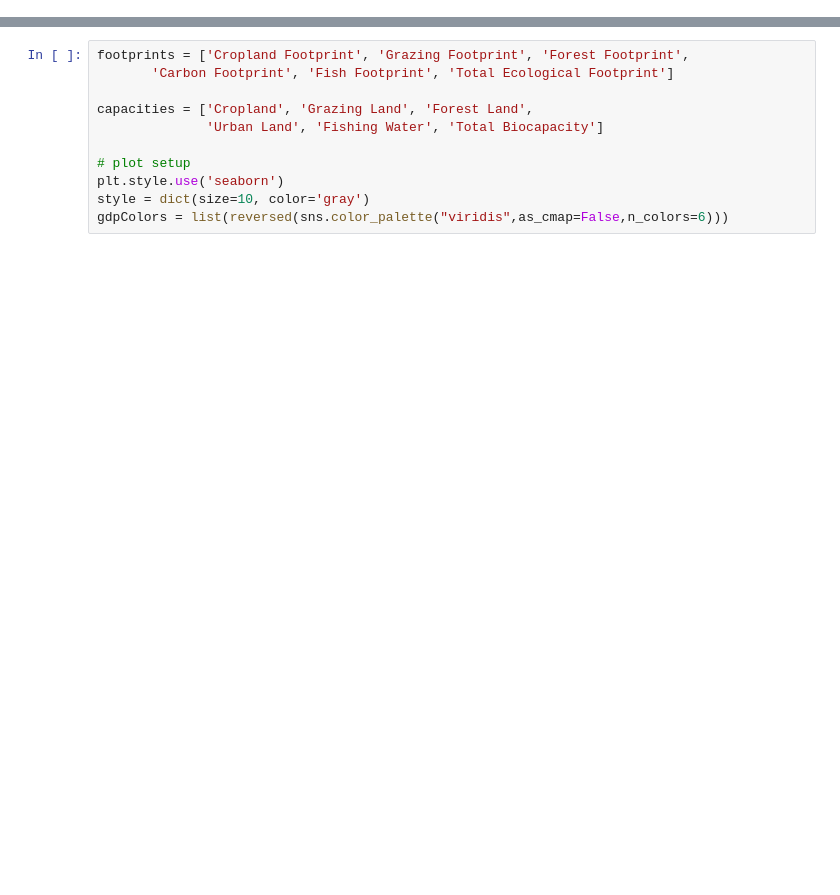
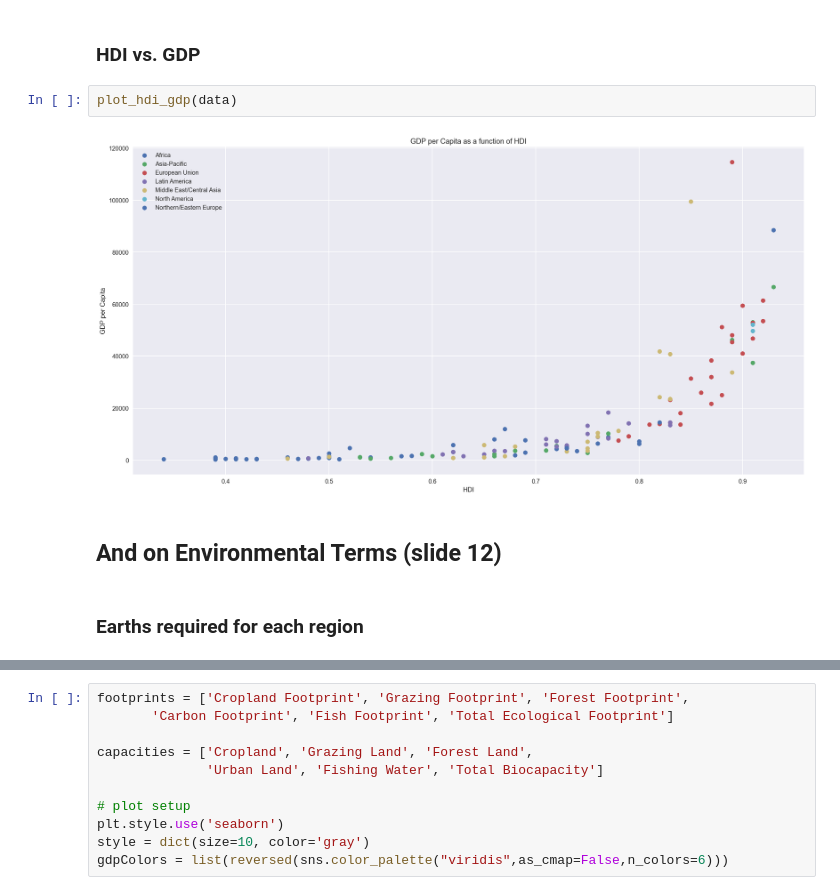
Before and after one commit to roumenguha/ECE143-Final-Project, a Jupyter notebook: FinalProject.ipynb, the cells around one changed output, grey strips where cells are left out. Drawn from its saved outputs; the diff is of its cells as text; blank space fills up the shorter version.

```diff
--- a/FinalProject.ipynb
+++ b/FinalProject.ipynb
@@ -18,0 +68,10 @@ print(data.columns)
+# %% [markdown]
+### HDI vs. GDP
+# %%
+plot_hdi_gdp(data)
+# %% [output]
+[figure, added]
+# %% [markdown]
+## And on Environmental Terms (slide 12)
+# %% [markdown]
+### Earths required for each region
```
Also changed, not shown: parts of 32 cells of this notebook, 15 other files.
